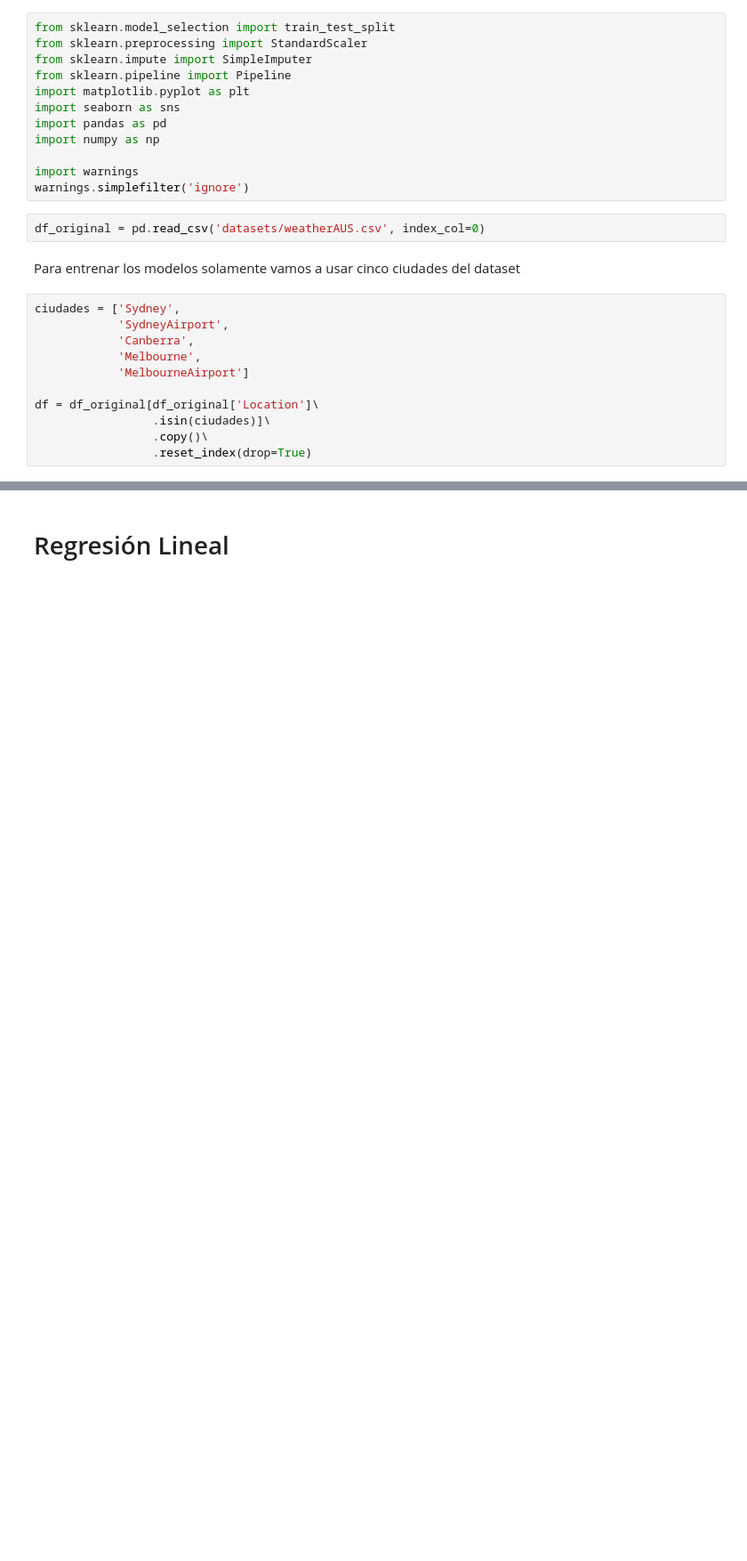
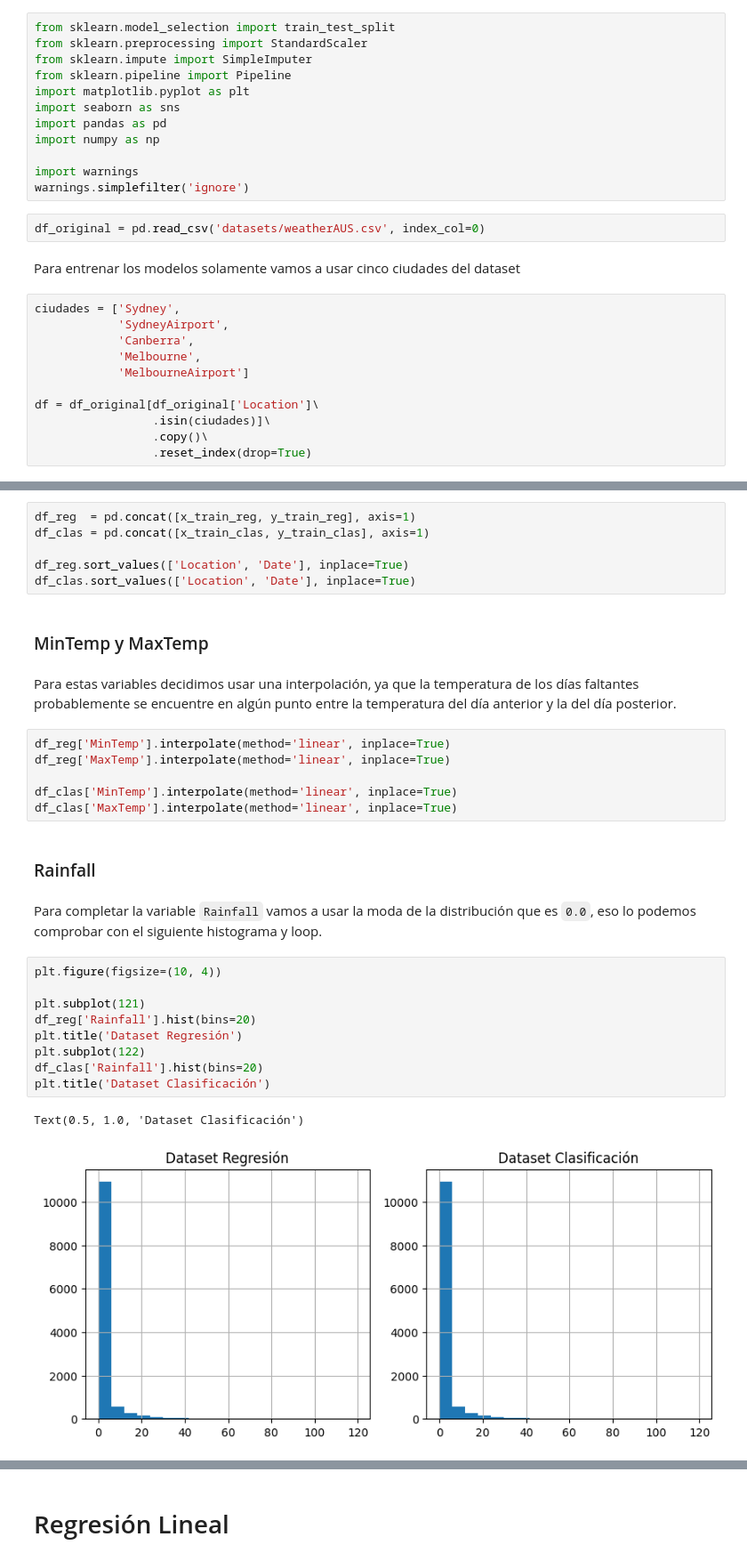
Before and after one commit to Isaiasgaray/aa_1, a Jupyter notebook: notebook_final.ipynb, the cells around one changed output, grey strips where cells are left out. Shown at 89% size. Saved outputs shown, nothing was run; the diff lists cells and outputs as text; blank space fills up the shorter version.

```diff
--- a/notebook_final.ipynb
+++ b/notebook_final.ipynb
@@ -29,0 +110,32 @@ df = df_original[df_original['Location']\
+# %%
+df_reg  = pd.concat([x_train_reg, y_train_reg], axis=1)
+df_clas = pd.concat([x_train_clas, y_train_clas], axis=1)
+
+df_reg.sort_values(['Location', 'Date'], inplace=True)
+df_clas.sort_values(['Location', 'Date'], inplace=True)
+# %% [markdown]
+### MinTemp y MaxTemp
+# %% [markdown]
+Para estas variables decidimos usar una interpolación, ya que la temperatura de los días faltantes probablemente se encuentre en algún punto entre la temperatura del día anterior y la del día posterior.
+# %%
+df_reg['MinTemp'].interpolate(method='linear', inplace=True)
+df_reg['MaxTemp'].interpolate(method='linear', inplace=True)
+
+df_clas['MinTemp'].interpolate(method='linear', inplace=True)
+df_clas['MaxTemp'].interpolate(method='linear', inplace=True)
+# %% [markdown]
+### Rainfall
+# %% [markdown]
+Para completar la variable `Rainfall` vamos a usar la moda de la distribución que es `0.0`, eso lo podemos comprobar con el siguiente histograma y loop.
+# %%
+plt.figure(figsize=(10, 4))
+
+plt.subplot(121)
+df_reg['Rainfall'].hist(bins=20)
+plt.title('Dataset Regresión')
+plt.subplot(122)
+df_clas['Rainfall'].hist(bins=20)
+plt.title('Dataset Clasificación')
+# %% [output]
+Text(0.5, 1.0, 'Dataset Clasificación')
+[figure, added]
```
Also changed, not shown: parts of 43 cells of this notebook.
